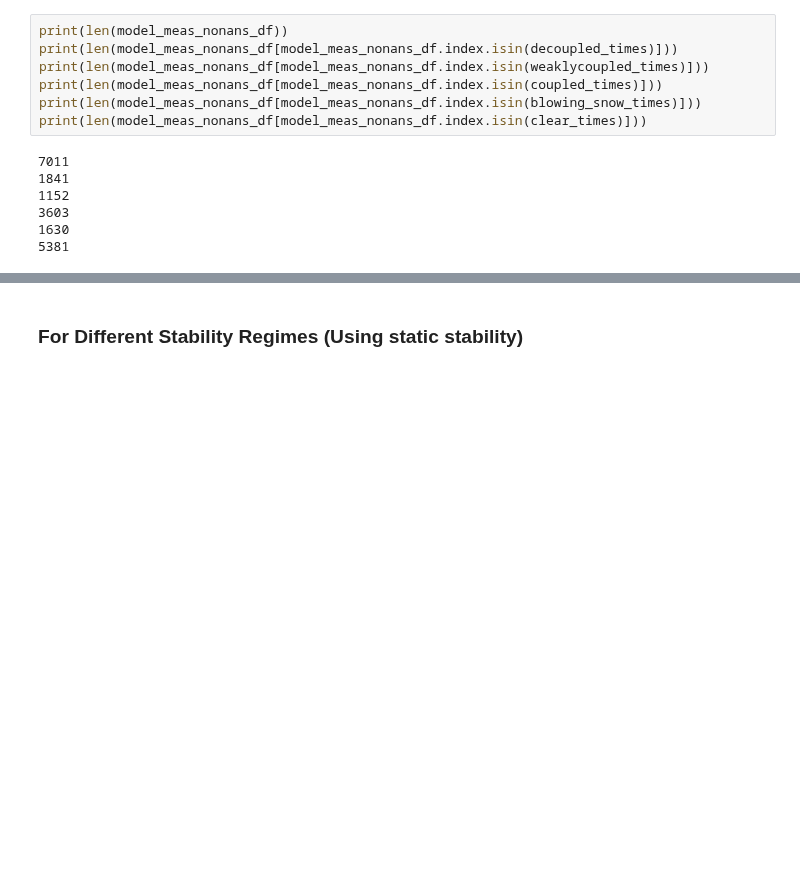
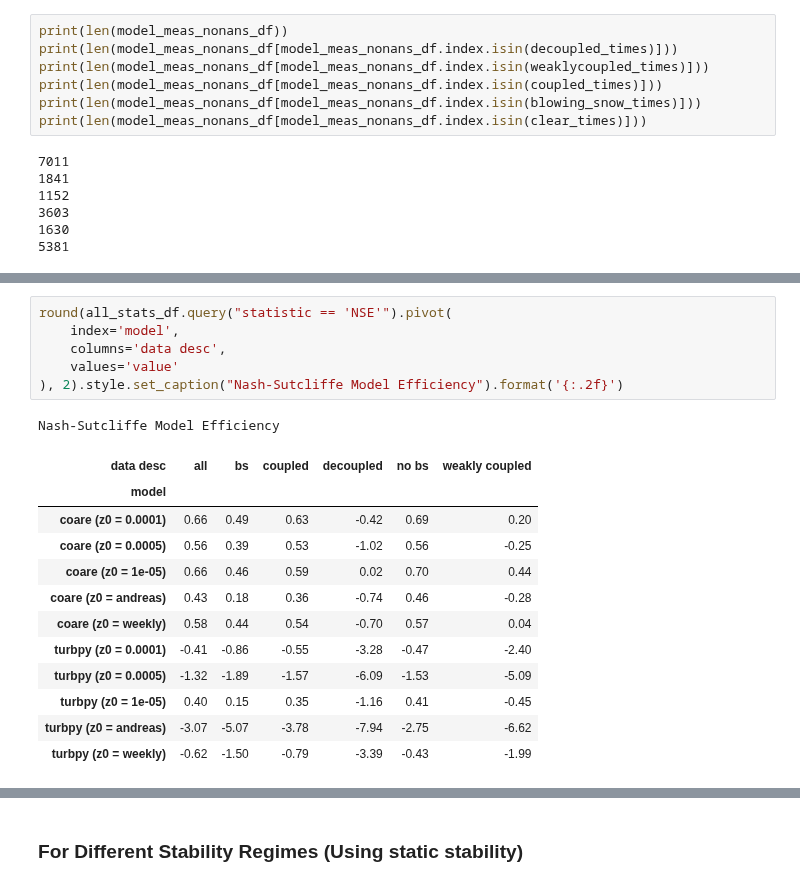
Before and after one commit to elischwat/sublimationofsnow, a Jupyter notebook: analysis/paper1/figure5_multimodel_comparison.ipynb, the cells around one changed output, grey strips where cells are left out. Saved outputs shown, nothing was run; the diff lists cells and outputs as text; blank space fills up the shorter version.

```diff
--- a/analysis/paper1/figure5_multimodel_comparison.ipynb
+++ b/analysis/paper1/figure5_multimodel_comparison.ipynb
@@ -820,0 +1047,20 @@ alt.Chart(all_stats_df).transform_filter(
+# %%
+round(all_stats_df.query("statistic == 'NSE'").pivot(
+    index='model',
+    columns='data desc',
+    values='value'
+), 2).style.set_caption("Nash-Sutcliffe Model Efficiency").format('{:.2f}')
+# %% [output]
+Nash-Sutcliffe Model Efficiency
+| data desc | all | bs | coupled | decoupled | no bs | weakly coupled |
+| model |  |  |  |  |  |  |
+| coare (z0 = 0.0001) | 0.66 | 0.49 | 0.63 | -0.42 | 0.69 | 0.20 |
+| coare (z0 = 0.0005) | 0.56 | 0.39 | 0.53 | -1.02 | 0.56 | -0.25 |
+| coare (z0 = 1e-05) | 0.66 | 0.46 | 0.59 | 0.02 | 0.70 | 0.44 |
+| coare (z0 = andreas) | 0.43 | 0.18 | 0.36 | -0.74 | 0.46 | -0.28 |
+| coare (z0 = weekly) | 0.58 | 0.44 | 0.54 | -0.70 | 0.57 | 0.04 |
+| turbpy (z0 = 0.0001) | -0.41 | -0.86 | -0.55 | -3.28 | -0.47 | -2.40 |
+| turbpy (z0 = 0.0005) | -1.32 | -1.89 | -1.57 | -6.09 | -1.53 | -5.09 |
+| turbpy (z0 = 1e-05) | 0.40 | 0.15 | 0.35 | -1.16 | 0.41 | -0.45 |
+| turbpy (z0 = andreas) | -3.07 | -5.07 | -3.78 | -7.94 | -2.75 | -6.62 |
+| turbpy (z0 = weekly) | -0.62 | -1.50 | -0.79 | -3.39 | -0.43 | -1.99 |
```
Also changed, not shown: parts of 33 cells of this notebook, 1 other file.
